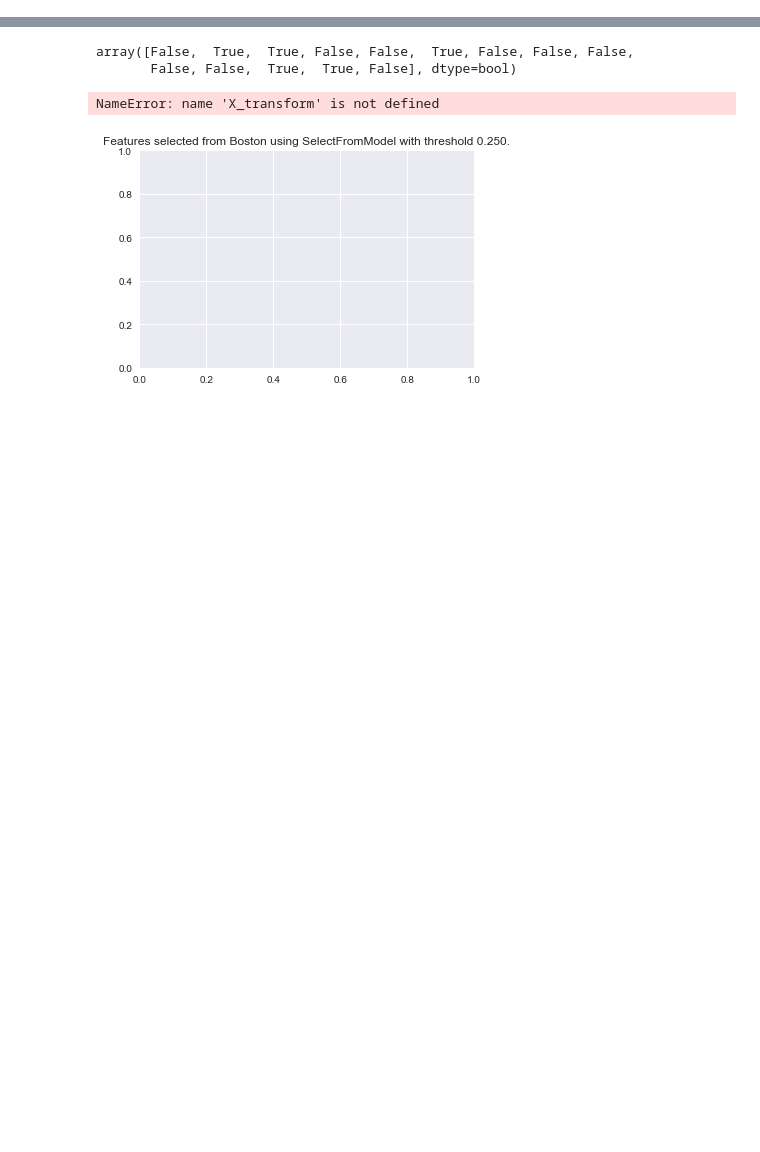
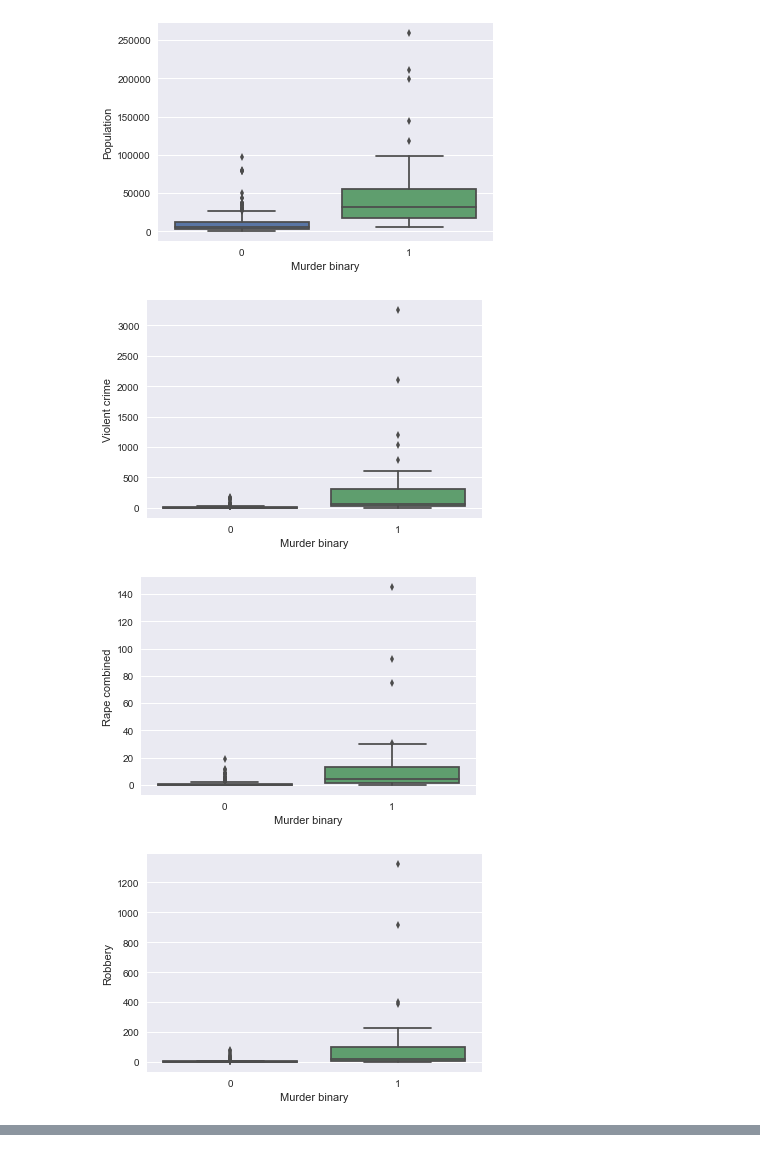
Before and after one commit to CincyBC/Thinkful, a Jupyter notebook: Unit 3 Lesson 3 Challenge.ipynb, the cells around one changed output, grey strips where cells are left out. Drawn from its saved outputs; the diff is of its cells as text; code cells hidden in the pictures; blank space fills up the shorter version.

```diff
--- a/Unit 3 Lesson 3 Challenge.ipynb
+++ b/Unit 3 Lesson 3 Challenge.ipynb
@@ -84,6 +84,7 @@ crime_df['Arson'] = crime_df['Arson'].replace([None], 0).astype(int)
 
 #Make Murder and Robbery binary
 threshold = 1
+crime_df['Property crime binary'] = np.where(crime_df['Property crime'] >= threshold, 1,0)
 crime_df['Murder binary'] = np.where(crime_df['Murder'] >= threshold, 1,0)
 crime_df['Robbery binary'] = np.where(crime_df['Robbery'] >= threshold, 1, 0)
 
@@ -159,0 +164,28 @@ sns.heatmap(crime_df.corr())
+# %%
+# Take a look at the relationship between the dependent variable and the independent variable in box plots since this is a binary variable
+
+sns.boxplot(y="Population", x='Murder binary', data=crime_df)
+plt.show()
+sns.boxplot(y="Violent crime", x='Murder binary', data=crime_df)
+plt.show()
+sns.boxplot(y="Rape combined", x='Murder binary', data=crime_df)
+plt.show()
+sns.boxplot(y="Robbery", x='Murder binary', data=crime_df)
+plt.show()
+sns.boxplot(y="Aggravated assault", x='Murder binary', data=crime_df)
+plt.show()
+sns.boxplot(y="Property crime", x='Murder binary', data=crime_df)
+plt.show()
+sns.boxplot(y="Burglary", x='Murder binary', data=crime_df)
+plt.show()
+sns.boxplot(y="Larceny", x='Murder binary', data=crime_df)
+plt.show()
+sns.boxplot(y="Motor vehicle theft", x='Murder binary', data=crime_df)
+plt.show()
+sns.boxplot(y="Arson", x='Murder binary', data=crime_df)
+plt.show()
+# %% [output]
+[figure, added]
+[figure, added]
+[figure, added]
+[figure, added]
@@ -168,41 +205,0 @@ X_train = train.drop(['Murder binary', 'City'], axis=1)
-# %%
-X, y = X_train, Y_train
-estimator = SVR(kernel="linear")
-selector = RFE(estimator, 5, step=1)
-selector = selector.fit(X, y)
-selector.support_
-# %% [output]
-array([False,  True,  True, False, False,  True, False, False, False,
-       False, False,  True,  True, False], dtype=bool)
-# %%
-# We use the base estimator LassoCV since the L1 norm promotes sparsity of features.
-clf = LassoCV()
-X = X_train
-y = Y_train
-# Set a minimum threshold of 0.25
-sfm = SelectFromModel(clf, threshold=0.25)
-sfm.fit(X, y)
-n_features = sfm.transform(X).shape[1]
-
-# Reset the threshold till the number of features equals two.
-# Note that the attribute can be set directly instead of repeatedly
-# fitting the metatransformer.
-while n_features > 2:
-    sfm.threshold += 0.1
-    X_transform = sfm.transform(X)
-    n_features = X_transform.shape[1]
-
-# Plot the selected two features from X.
-plt.title(
-    "Features selected from Boston using SelectFromModel with "
-    "threshold %0.3f." % sfm.threshold)
-feature1 = X_transform[:, 0]
-feature2 = X_transform[:, 1]
-plt.plot(feature1, feature2, 'r.')
-plt.xlabel("Feature number 1")
-plt.ylabel("Feature number 2")
-plt.ylim([np.min(feature2), np.max(feature2)])
-plt.show()
-# %% [output]
-NameError: name 'X_transform' is not defined
-[figure, removed]
```
Also changed, not shown: parts of 29 cells of this notebook.
